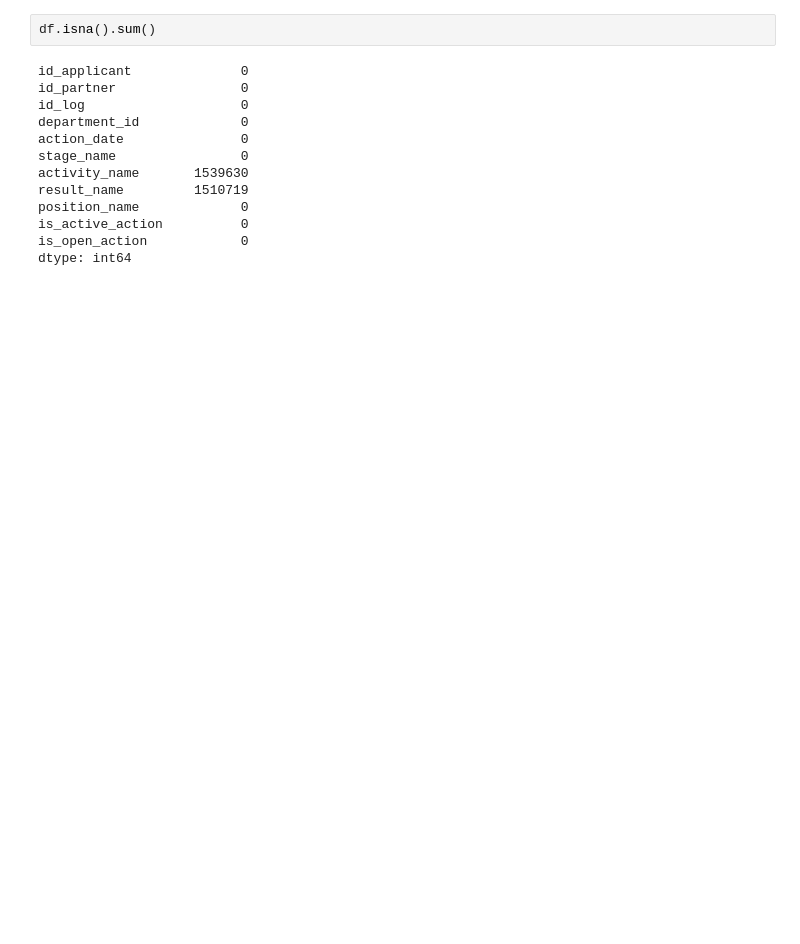
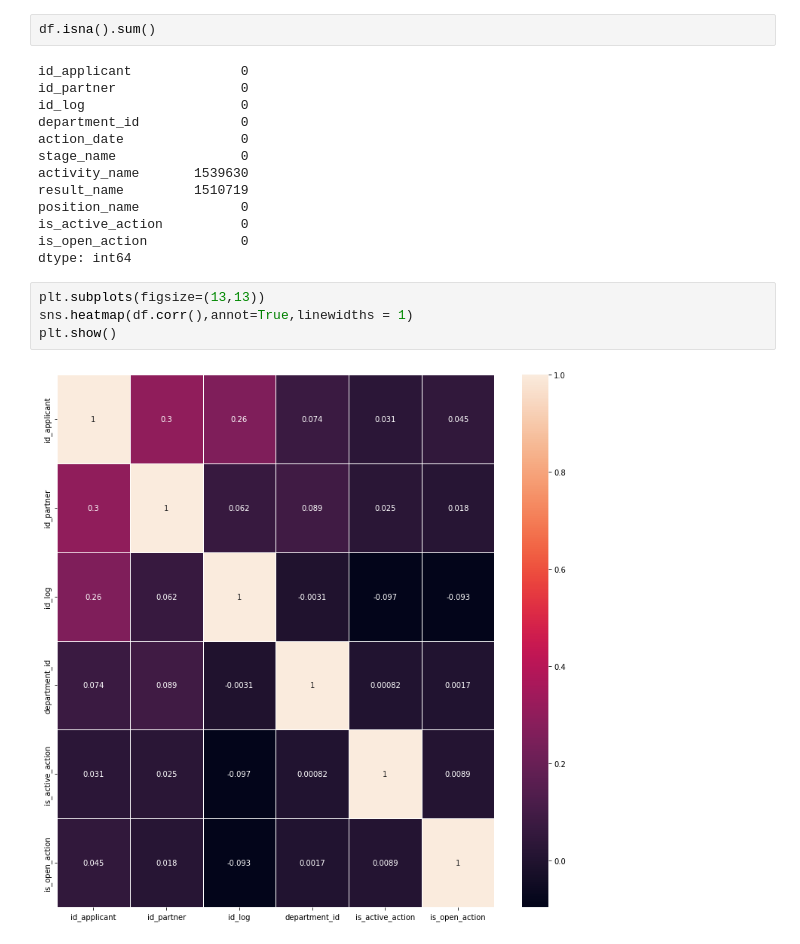
Before and after one commit to OnlyGetC/HrAnalize, a Jupyter notebook: nir.ipynb, the cells around one changed output. Drawn from its saved outputs; the diff is of its cells as text; blank space fills up the shorter version.

```diff
--- a/nir.ipynb
+++ b/nir.ipynb
@@ -50,6 +94,12 @@ position_name             0
 is_active_action          0
 is_open_action            0
 dtype: int64
+# %%
+plt.subplots(figsize=(13,13))
+sns.heatmap(df.corr(),annot=True,linewidths = 1)
+plt.show()
+# %% [output]
+[figure, added]
 # %%
 from collections import Counter
 from matplotlib.pyplot import figure
```
Also changed, not shown: parts of 11 cells of this notebook.
